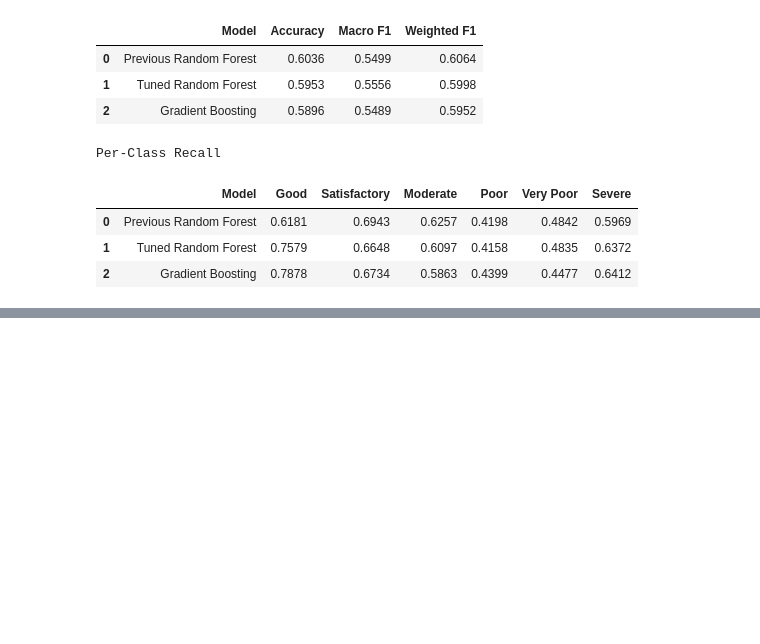
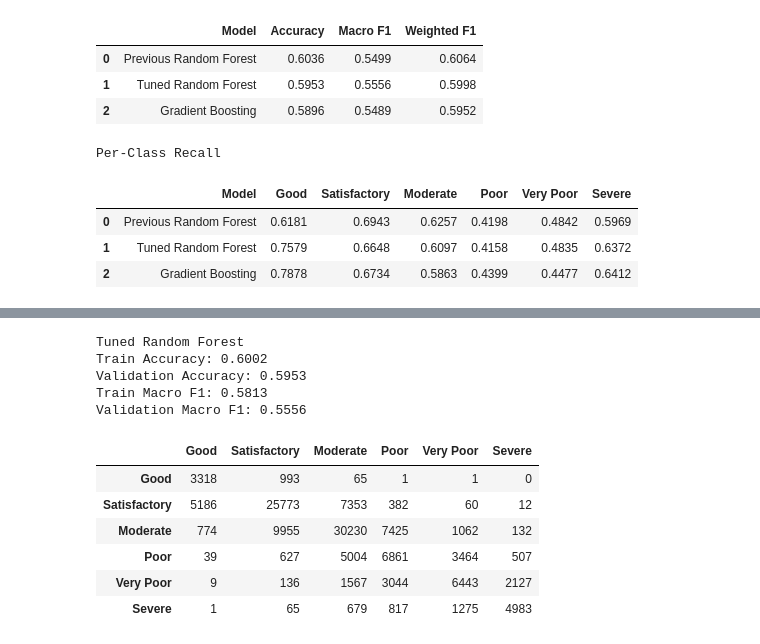
Before and after one commit to Fatimaaasaleem/air-quality-classification, a Jupyter notebook: notebooks/05_model_comparison_and_evaluation.ipynb, the cells around one changed output, grey strips where cells are left out. Saved outputs shown, nothing was run; the diff lists cells and outputs as text; code cells hidden in the pictures; blank space fills up the shorter version.

```diff
--- a/notebooks/05_model_comparison_and_evaluation.ipynb
+++ b/notebooks/05_model_comparison_and_evaluation.ipynb
@@ -1062,0 +1092,51 @@ Per-Class Recall
+# %%
+tuned_rf = models["Tuned Random Forest"]
+
+tuned_train_pred = tuned_rf.predict(X_train_imputed)
+tuned_val_pred = tuned_rf.predict(X_val_imputed)
+
+print("Tuned Random Forest")
+print("Train Accuracy:",
+      round(accuracy_score(y_train, tuned_train_pred), 4))
+
+print("Validation Accuracy:",
+      round(accuracy_score(y_val, tuned_val_pred), 4))
+
+print("Train Macro F1:",
+      round(f1_score(y_train, tuned_train_pred, average="macro"), 4))
+
+print("Validation Macro F1:",
+      round(f1_score(y_val, tuned_val_pred, average="macro"), 4))
+# %% [output]
+Tuned Random Forest
+Train Accuracy: 0.6002
+Validation Accuracy: 0.5953
+Train Macro F1: 0.5813
+Validation Macro F1: 0.5556
+# %%
+
+tuned_rf = models["Tuned Random Forest"]
+
+tuned_val_pred = tuned_rf.predict(X_val_imputed)
+
+cm_tuned_rf = confusion_matrix(
+    y_val,
+    tuned_val_pred,
+    labels=class_order
+)
+
+cm_tuned_rf_df = pd.DataFrame(
+    cm_tuned_rf,
+    index=class_order,
+    columns=class_order
+)
+
+cm_tuned_rf_df
+# %% [output]
+|  | Good | Satisfactory | Moderate | Poor | Very Poor | Severe |
+| Good | 3318 | 993 | 65 | 1 | 1 | 0 |
+| Satisfactory | 5186 | 25773 | 7353 | 382 | 60 | 12 |
+| Moderate | 774 | 9955 | 30230 | 7425 | 1062 | 132 |
+| Poor | 39 | 627 | 5004 | 6861 | 3464 | 507 |
+| Very Poor | 9 | 136 | 1567 | 3044 | 6443 | 2127 |
+| Severe | 1 | 65 | 679 | 817 | 1275 | 4983 |
```
Also changed, not shown: parts of 16 cells of this notebook, 1 other file.
